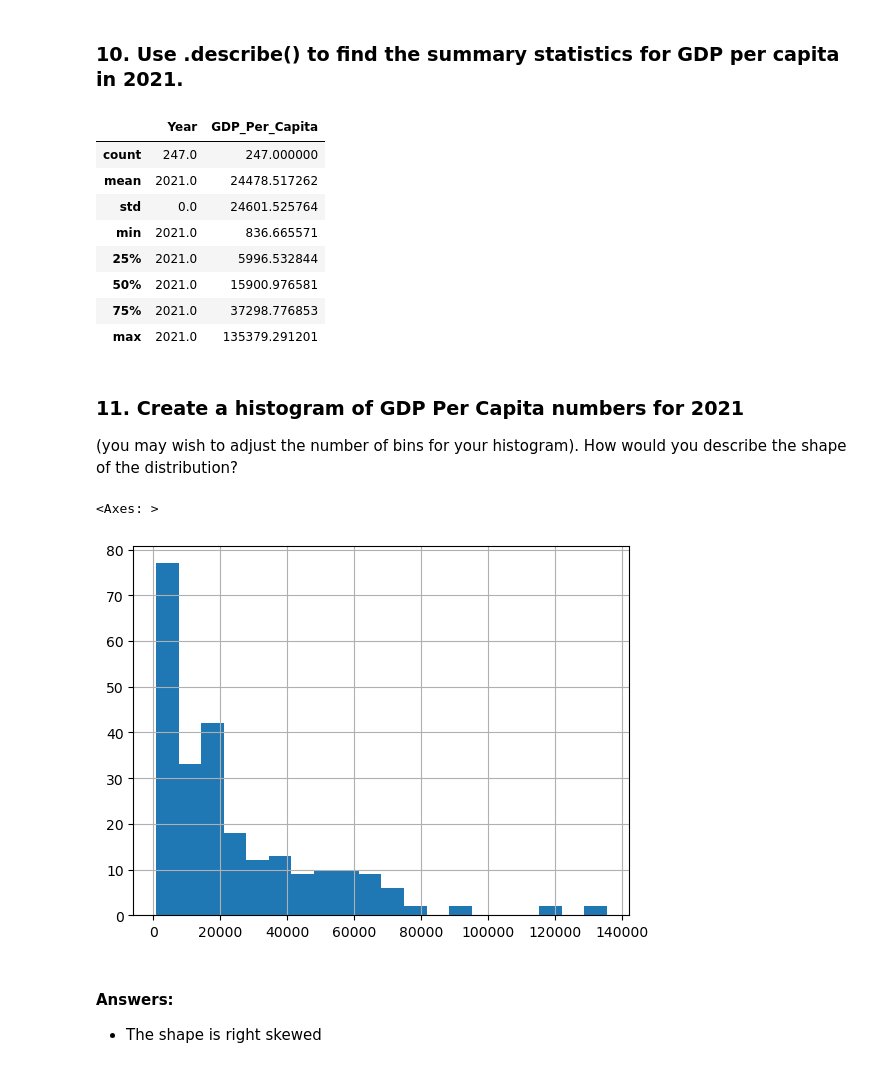
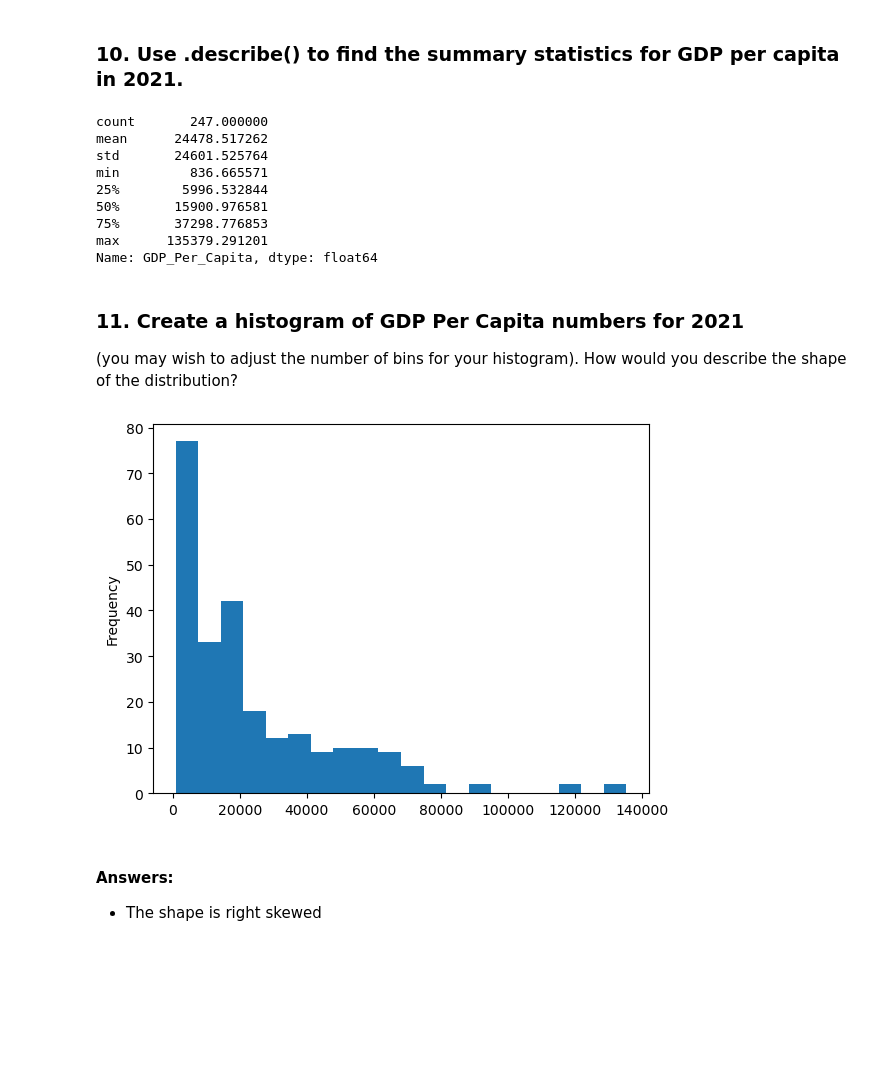
Before and after one commit to nss-data-science-cohort-9/un-exploration-shannequin, a Jupyter notebook: notebooks/UN_Data_Exploration.ipynb, the cells around one changed output. Saved outputs shown, nothing was run; the diff lists cells and outputs as text; code cells hidden in the pictures; blank space fills up the shorter version.

```diff
--- a/notebooks/UN_Data_Exploration.ipynb
+++ b/notebooks/UN_Data_Exploration.ipynb
@@ -59,8 +59,11 @@ gdp_df.tail(10)
 # %% [markdown]
 ### 5. Drop the 'Value Footnotes' column, and rename the remaining columns to 'Country', 'Year', and 'GDP_Per_Capita'.
 # %%
-gdp_df = gdp_df.drop(columns=["Value Footnotes"])
-gdp_df = gdp_df.rename(columns={"Country or Area": "Country", "Value": "GDP_Per_Capita"})
+gdp_df = (
+    gdp_df
+        .drop(columns=['Value Footnotes'])
+        .rename(columns={'Country or Area': 'Country', 'Value': 'GDP_Per_Capita'})
+)
 # %% [markdown]
 ### 6. How many rows and columns does gdp_df have?
 What are the data types of its columns?<br>
@@ -161,25 +152,24 @@ gdp_2021
 # %% [markdown]
 ### 10. Use .describe() to find the summary statistics for GDP per capita in 2021.
 # %%
-gdp_2021.describe()
+gdp_2021['GDP_Per_Capita'].describe()
 # %% [output]
-|  | Year | GDP_Per_Capita |
-| count | 247.0 | 247.000000 |
-| mean | 2021.0 | 24478.517262 |
-| std | 0.0 | 24601.525764 |
-| min | 2021.0 | 836.665571 |
-| 25% | 2021.0 | 5996.532844 |
-| 50% | 2021.0 | 15900.976581 |
-| 75% | 2021.0 | 37298.776853 |
-| max | 2021.0 | 135379.291201 |
+count       247.000000
+mean      24478.517262
+std       24601.525764
+min         836.665571
+25%        5996.532844
+50%       15900.976581
+75%       37298.776853
+max      135379.291201
+Name: GDP_Per_Capita, dtype: float64
 # %% [markdown]
 ### 11. Create a histogram of GDP Per Capita numbers for 2021
 (you may wish to adjust the number of bins for your histogram). How would you describe the shape of the distribution?
 # %%
-gdp_2021["GDP_Per_Capita"].hist(bins=20)
+gdp_2021['GDP_Per_Capita'].plot(kind='hist', bins=20);
 # %% [output]
-<Axes: >
-[figure, old version]
+[figure, new version]
 # %% [markdown]
 #### Answers:
 * The shape is right skewed
```
Also changed, not shown: parts of 27 cells of this notebook, 1 other file.
